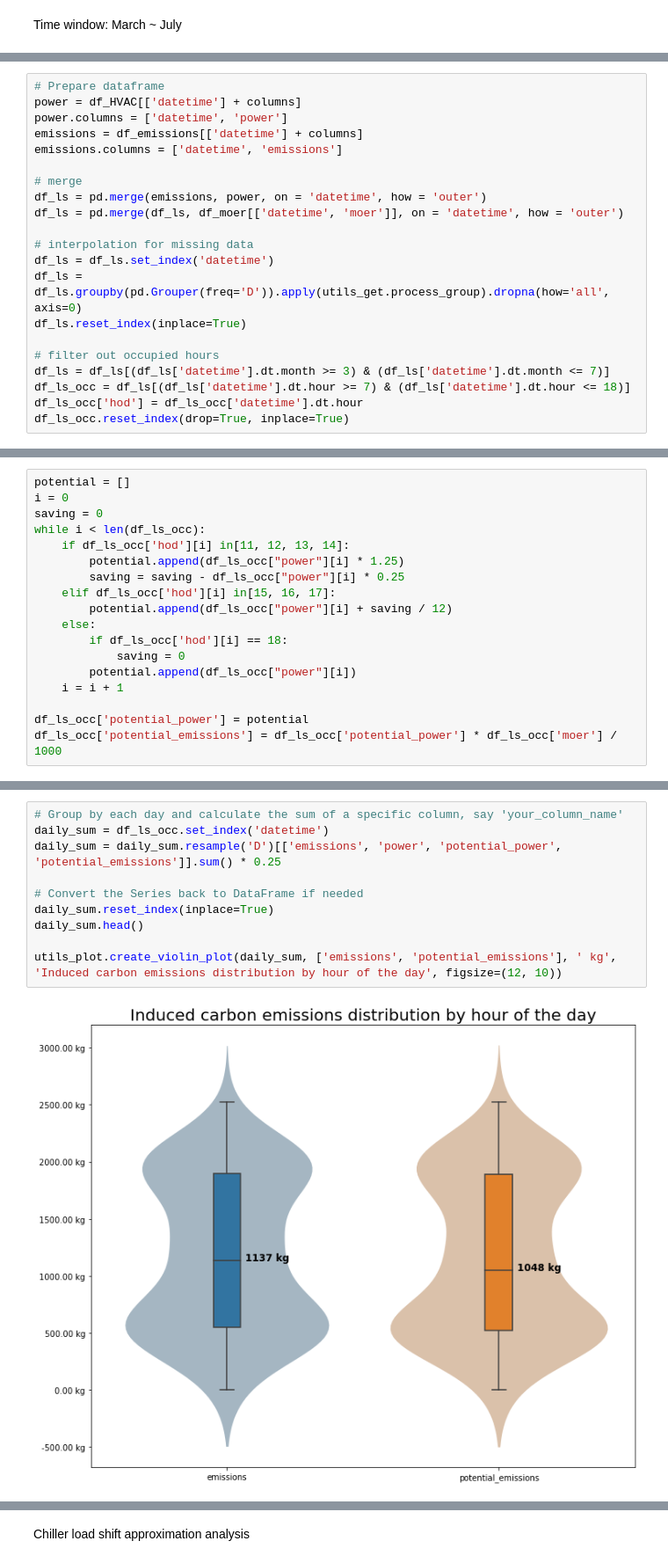
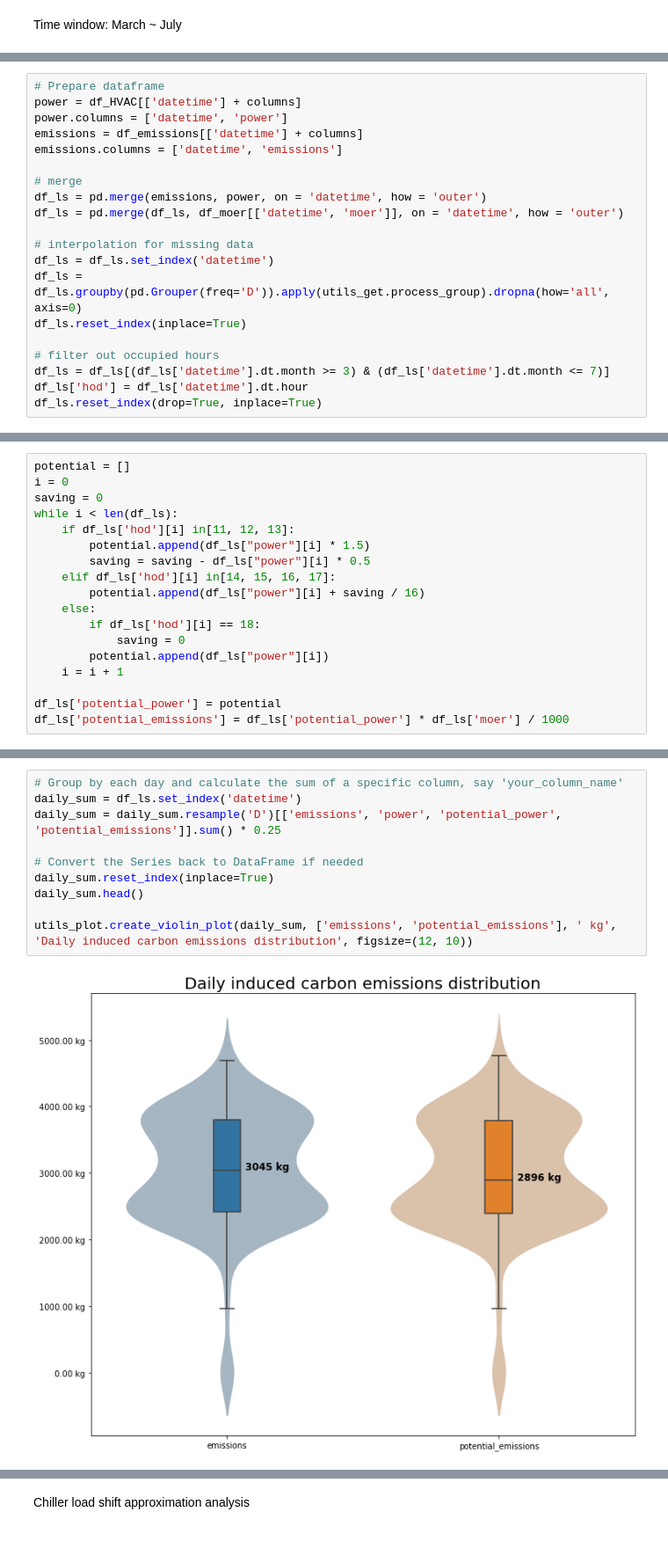
Before and after one commit to ZAY630/ls_sdh, a Jupyter notebook: analysis.ipynb, the cells around one changed output, grey strips where cells are left out. Shown at 88% size. Saved outputs shown, nothing was run; the diff lists cells and outputs as text.

```diff
--- a/analysis.ipynb
+++ b/analysis.ipynb
@@ -278,6 +281,5 @@ df_ls.reset_index(inplace=True)
 
 # filter out occupied hours
 df_ls = df_ls[(df_ls['datetime'].dt.month >= 3) & (df_ls['datetime'].dt.month <= 7)]
-df_ls_occ = df_ls[(df_ls['datetime'].dt.hour >= 7) & (df_ls['datetime'].dt.hour <= 18)]
-df_ls_occ['hod'] = df_ls_occ['datetime'].dt.hour
-df_ls_occ.reset_index(drop=True, inplace=True)
+df_ls['hod'] = df_ls['datetime'].dt.hour
+df_ls.reset_index(drop=True, inplace=True)
@@ -291,17 +287,17 @@ See the caveats in the documentation: https://pandas.pydata.org/pandas-docs/stab
 potential = []
 i = 0
 saving = 0
-while i < len(df_ls_occ):
-    if df_ls_occ['hod'][i] in[11, 12, 13, 14]:
-        potential.append(df_ls_occ["power"][i] * 1.25)
-        saving = saving - df_ls_occ["power"][i] * 0.25
-    elif df_ls_occ['hod'][i] in[15, 16, 17]:
-        potential.append(df_ls_occ["power"][i] + saving / 12)
+while i < len(df_ls):
+    if df_ls['hod'][i] in[11, 12, 13]:
+        potential.append(df_ls["power"][i] * 1.5)
+        saving = saving - df_ls["power"][i] * 0.5
+    elif df_ls['hod'][i] in[14, 15, 16, 17]:
+        potential.append(df_ls["power"][i] + saving / 16)
     else:
-        if df_ls_occ['hod'][i] == 18:
+        if df_ls['hod'][i] == 18:
             saving = 0
-        potential.append(df_ls_occ["power"][i])
+        potential.append(df_ls["power"][i])
     i = i + 1
 
-df_ls_occ['potential_power'] = potential
-df_ls_occ['potential_emissions'] = df_ls_occ['potential_power'] * df_ls_occ['moer'] / 1000
+df_ls['potential_power'] = potential
+df_ls['potential_emissions'] = df_ls['potential_power'] * df_ls['moer'] / 1000
@@ -323,12 +308,12 @@ utils_plot.create_violin_plot(df_ls_occ, ['emissions', 'potential_emissions'], '
 # %%
 # Group by each day and calculate the sum of a specific column, say 'your_column_name'
-daily_sum = df_ls_occ.set_index('datetime')
+daily_sum = df_ls.set_index('datetime')
 daily_sum = daily_sum.resample('D')[['emissions', 'power', 'potential_power', 'potential_emissions']].sum() * 0.25
 
 # Convert the Series back to DataFrame if needed
 daily_sum.reset_index(inplace=True)
 daily_sum.head()
 
-utils_plot.create_violin_plot(daily_sum, ['emissions', 'potential_emissions'], ' kg', 'Induced carbon emissions distribution by hour of the day', figsize=(12, 10))
+utils_plot.create_violin_plot(daily_sum, ['emissions', 'potential_emissions'], ' kg', 'Daily induced carbon emissions distribution', figsize=(12, 10))
 # %% [output]
-[figure, old version]
+[figure, new version]
```
Also changed, not shown: parts of 29 cells of this notebook, 15 other files.
